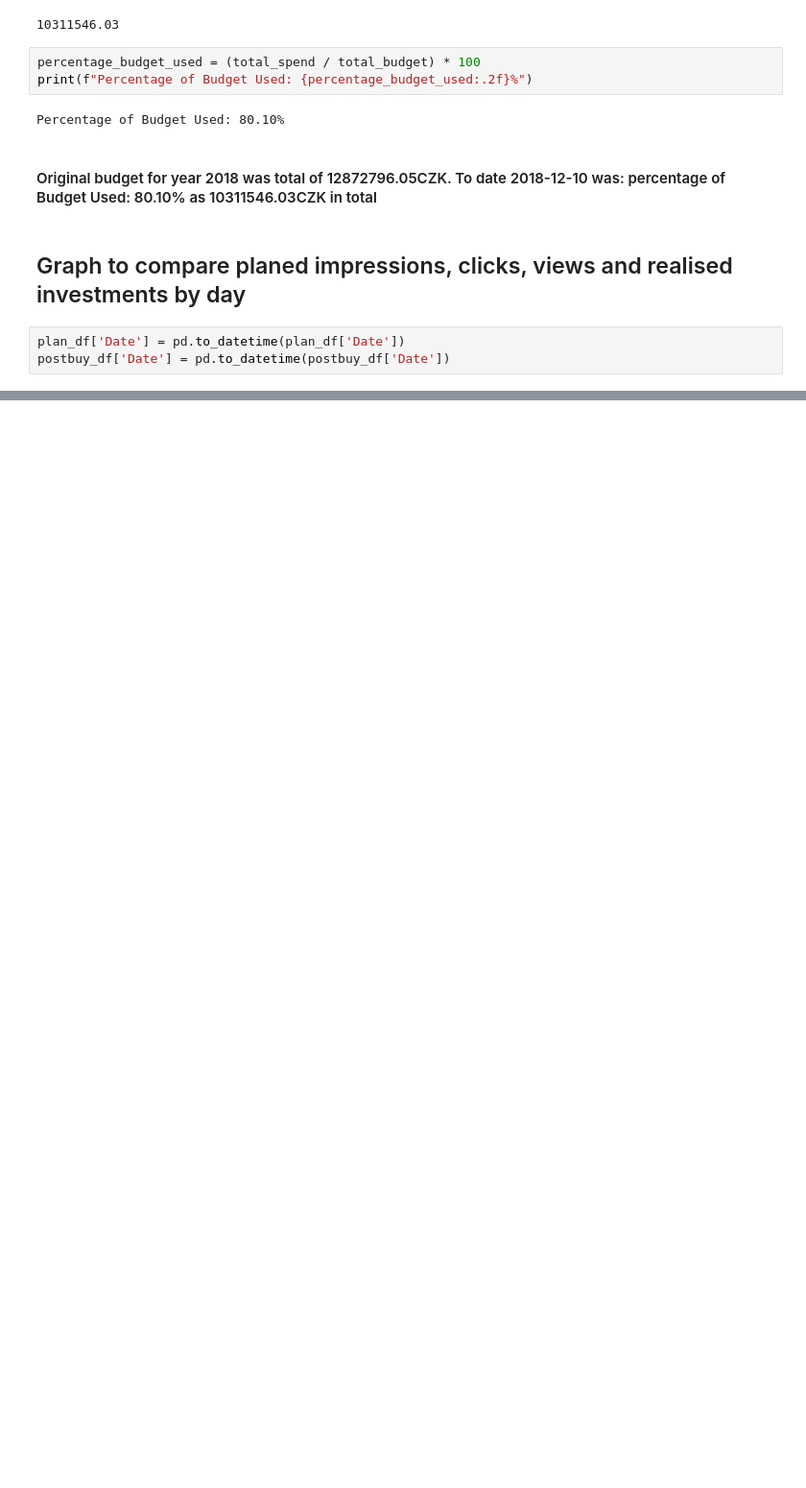
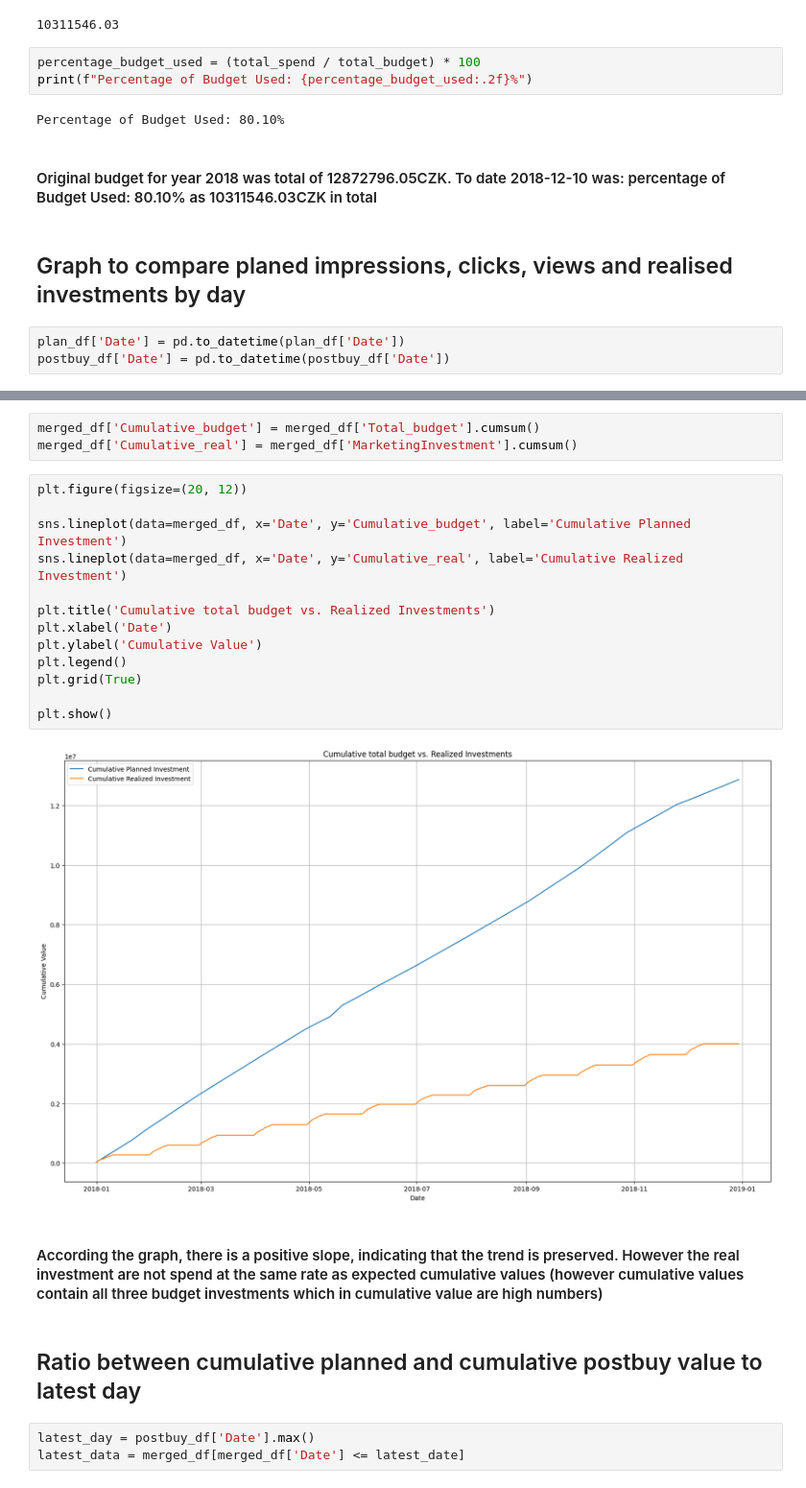
Before and after one commit to Tap4J/PublicisGroupe, a Jupyter notebook: PublicisSolution.ipynb, the cells around one changed output, grey strips where cells are left out. Shown at 96% size. Cells and saved outputs as stored; diff of their text form; blank space fills up the shorter version.

```diff
--- a/PublicisSolution.ipynb
+++ b/PublicisSolution.ipynb
@@ -308,0 +314,25 @@ plt.show()
+# %%
+merged_df['Cumulative_budget'] = merged_df['Total_budget'].cumsum()
+merged_df['Cumulative_real'] = merged_df['MarketingInvestment'].cumsum()
+# %%
+plt.figure(figsize=(20, 12))
+
+sns.lineplot(data=merged_df, x='Date', y='Cumulative_budget', label='Cumulative Planned Investment')
+sns.lineplot(data=merged_df, x='Date', y='Cumulative_real', label='Cumulative Realized Investment')
+
+plt.title('Cumulative total budget vs. Realized Investments')
+plt.xlabel('Date')
+plt.ylabel('Cumulative Value')
+plt.legend()
+plt.grid(True)
+
+plt.show()
+# %% [output]
+[figure, added]
+# %% [markdown]
+#### According the graph, there is a positive slope, indicating that the trend is preserved. However the real investment are not spend at the same rate as expected cumulative values (however cumulative values contain all three budget investments which in cumulative value are high numbers)
+# %% [markdown]
+## Ratio between cumulative planned and cumulative postbuy value to latest day
+# %%
+latest_day = postbuy_df['Date'].max()
+latest_data = merged_df[merged_df['Date'] <= latest_date]
```
Also changed, not shown: parts of 18 cells of this notebook.
